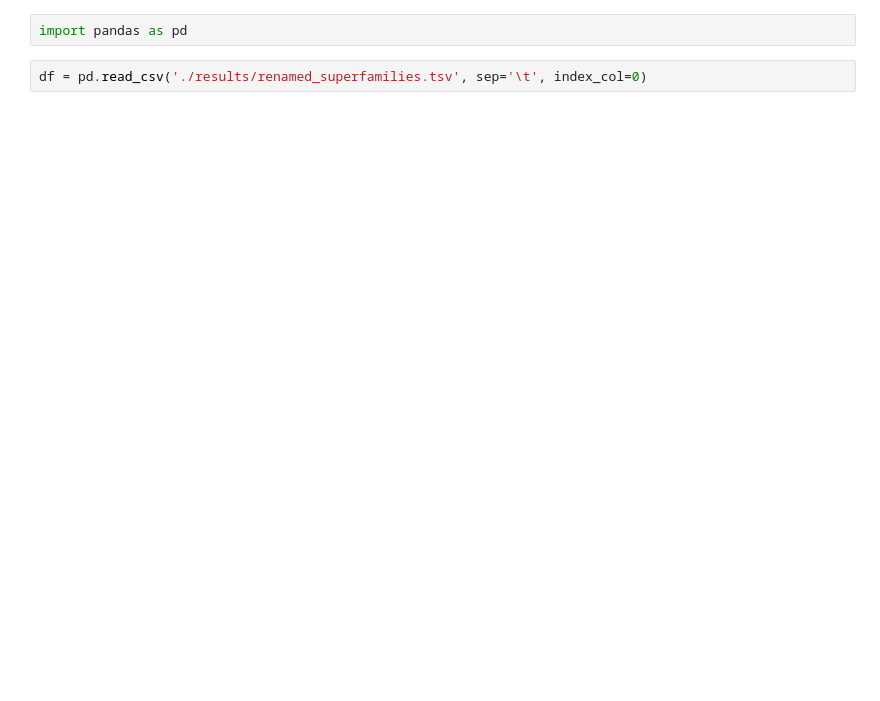
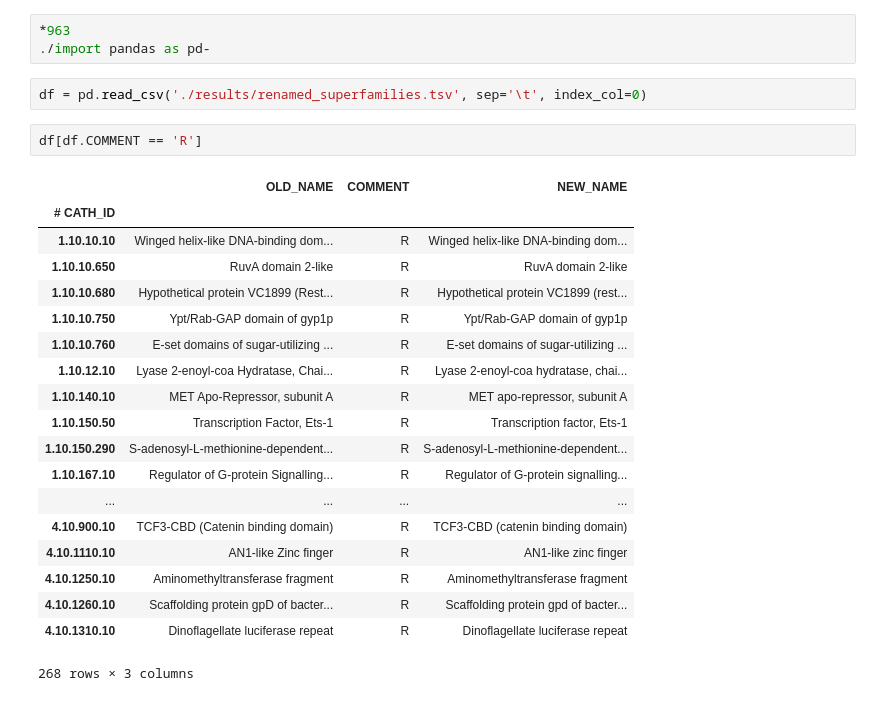
Before and after one commit to CATH-summer-2018/SFAM-renaming, a Jupyter notebook: curation.ipynb, the cells around one changed output. Drawn from its saved outputs; the diff is of its cells as text; blank space fills up the shorter version.

```diff
--- a/curation.ipynb
+++ b/curation.ipynb
@@ -1,5 +1,28 @@
 # %%
-import pandas as pd
+*963
+./import pandas as pd-
 # %%
 df = pd.read_csv('./results/renamed_superfamilies.tsv', sep='\t', index_col=0)
+# %%
+df[df.COMMENT == 'R']
+# %% [output]
+|  | OLD_NAME | COMMENT | NEW_NAME |
+| # CATH_ID |  |  |  |
+| 1.10.10.10 | Winged helix-like DNA-binding dom... | R | Winged helix-like DNA-binding dom... |
+| 1.10.10.650 | RuvA domain 2-like | R | RuvA domain 2-like |
+| 1.10.10.680 | Hypothetical protein VC1899 (Rest... | R | Hypothetical protein VC1899 (rest... |
+| 1.10.10.750 | Ypt/Rab-GAP domain of gyp1p | R | Ypt/Rab-GAP domain of gyp1p |
+| 1.10.10.760 | E-set domains of sugar-utilizing ... | R | E-set domains of sugar-utilizing ... |
+| 1.10.12.10 | Lyase 2-enoyl-coa Hydratase, Chai... | R | Lyase 2-enoyl-coa hydratase, chai... |
+| 1.10.140.10 | MET Apo-Repressor, subunit A | R | MET apo-repressor, subunit A |
+| 1.10.150.50 | Transcription Factor, Ets-1 | R | Transcription factor, Ets-1 |
+| 1.10.150.290 | S-adenosyl-L-methionine-dependent... | R | S-adenosyl-L-methionine-dependent... |
+| 1.10.167.10 | Regulator of G-protein Signalling... | R | Regulator of G-protein signalling... |
+| ... | ... | ... | ... |
+| 4.10.900.10 | TCF3-CBD (Catenin binding domain) | R | TCF3-CBD (catenin binding domain) |
+| 4.10.1110.10 | AN1-like Zinc finger | R | AN1-like zinc finger |
+| 4.10.1250.10 | Aminomethyltransferase fragment | R | Aminomethyltransferase fragment |
+| 4.10.1260.10 | Scaffolding protein gpD of bacter... | R | Scaffolding protein gpd of bacter... |
+| 4.10.1310.10 | Dinoflagellate luciferase repeat | R | Dinoflagellate luciferase repeat |
+268 rows × 3 columns
 # %%
```
Also changed, not shown: parts of 3 cells of this notebook, 7 other files.
